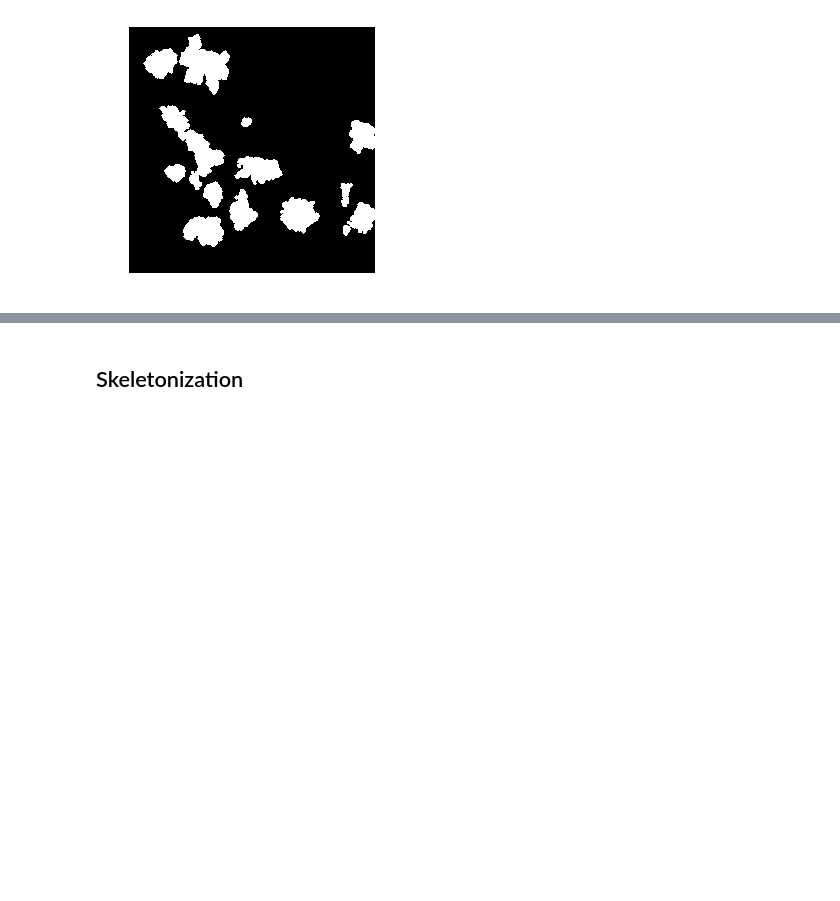
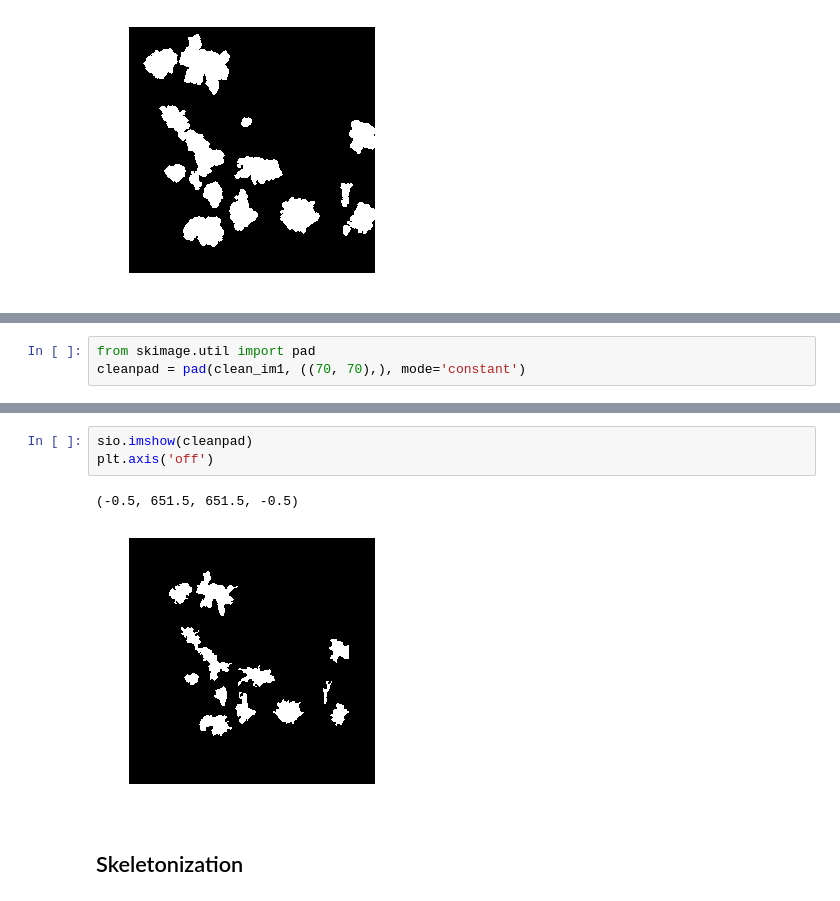
Before and after one commit to dash2927/diff_register, a Jupyter notebook: notebooks/cell_morphology_demo.ipynb, the cells around one changed output, grey strips where cells are left out. Cells and saved outputs as stored; diff of their text form; blank space fills up the shorter version.

```diff
--- a/notebooks/cell_morphology_demo.ipynb
+++ b/notebooks/cell_morphology_demo.ipynb
@@ -139,0 +167,3 @@ plt.axis('off')
+# %%
+from skimage.util import pad
+cleanpad = pad(clean_im1, ((70, 70),), mode='constant')
@@ -140,3 +174,9 @@ plt.axis('off')
+# %%
+sio.imshow(cleanpad)
+plt.axis('off')
+# %% [output]
+(-0.5, 651.5, 651.5, -0.5)
+[figure, added]
 # %% [markdown]
 ## Skeletonization
 # %% [markdown]
```
Also changed, not shown: parts of 4 cells of this notebook, 1 other file.
